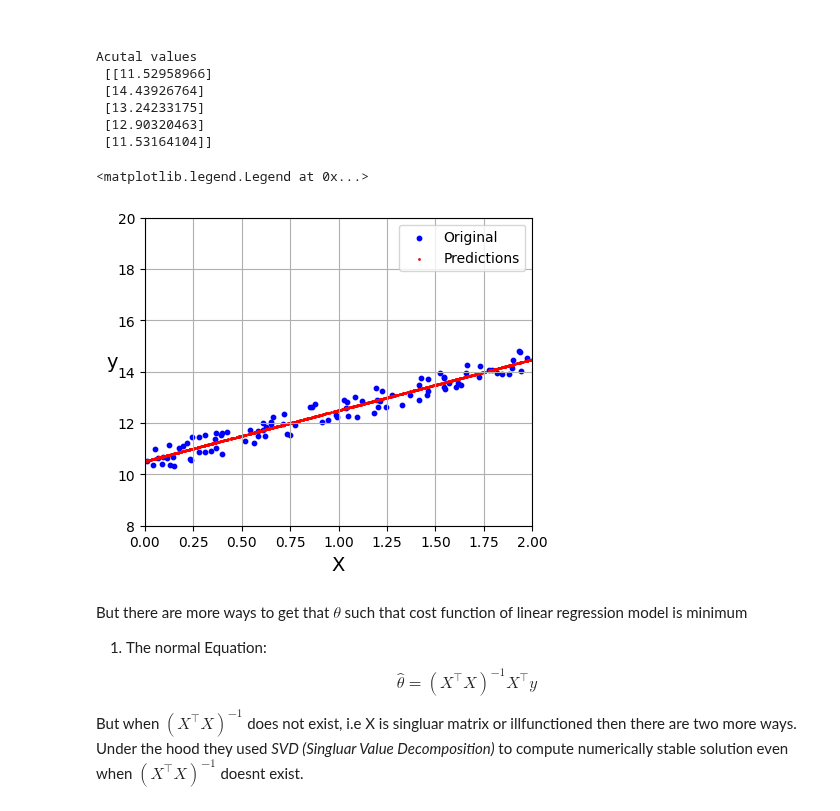
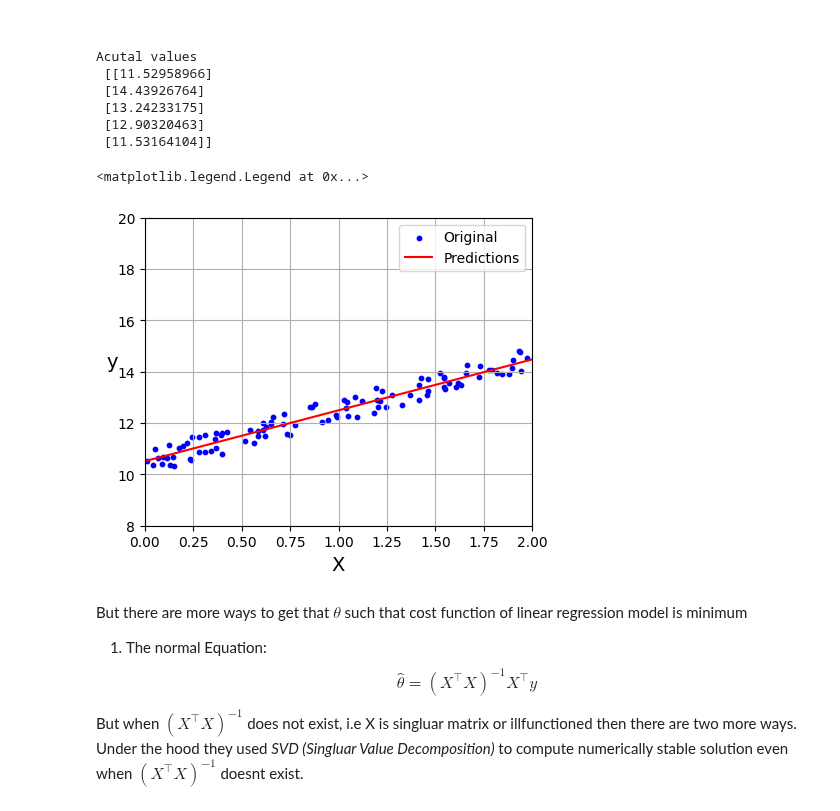
Before and after one commit to ArunNegi112/Machine_Learning, a Jupyter notebook: 4_LinearRegression/1_Intro.ipynb, the cells around one changed output. Cells and saved outputs as stored; diff of their text form; code cells hidden in the pictures.

```diff
--- a/4_LinearRegression/1_Intro.ipynb
+++ b/4_LinearRegression/1_Intro.ipynb
@@ -205,22 +205,22 @@ Acutal values
 # %%
 # Better way
 np.random.seed(42)
-X_new = np.random.uniform(0,2,(1000,1))
+X_new = np.array([[0,2]]).reshape(2,1)
 X_new_b = add_dummy_feature(X_new)
 X_new_pred = X_new_b @ best_theta
 # %%
 plt.figure(figsize=(5,4))
 plt.grid(True)
 plt.axis([0,2,8,20])
 plt.xlabel("X")
 plt.ylabel("y",rotation=0)
 plt.scatter(x=X,y=y,s=10,c='b',label='Original')
-plt.scatter(x=X_new,y=X_new_pred,c='r',s=1,label='Predictions')
+plt.plot(X_new,X_new_pred,c='r',label='Predictions')
 
 plt.legend(fontsize=10)
 # %% [output]
 <matplotlib.legend.Legend at 0x...>
-[figure, old version]
+[figure, new version]
 # %% [markdown]
 But there are more ways to get that $\theta$ such that cost function of linear regression model is minimum
 
```
Also changed, not shown: parts of 12 cells of this notebook.
